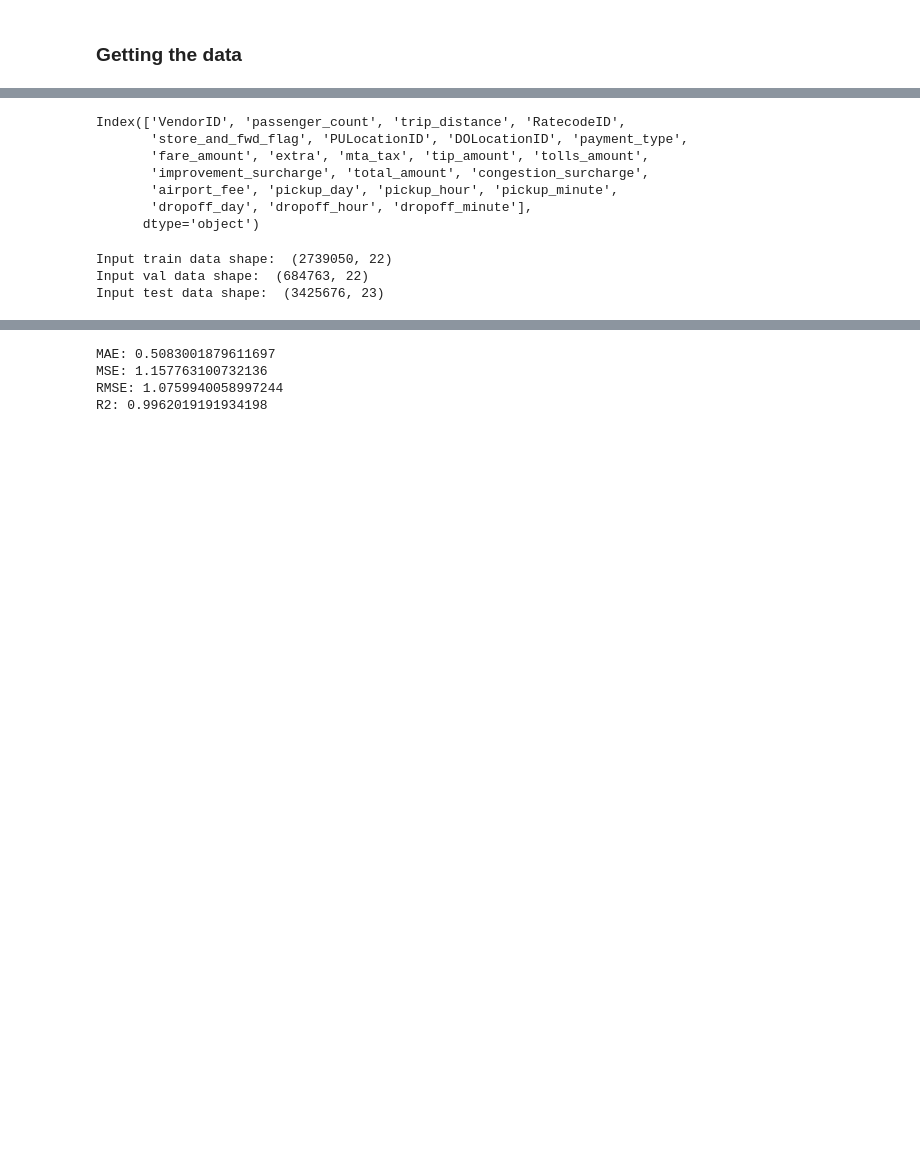
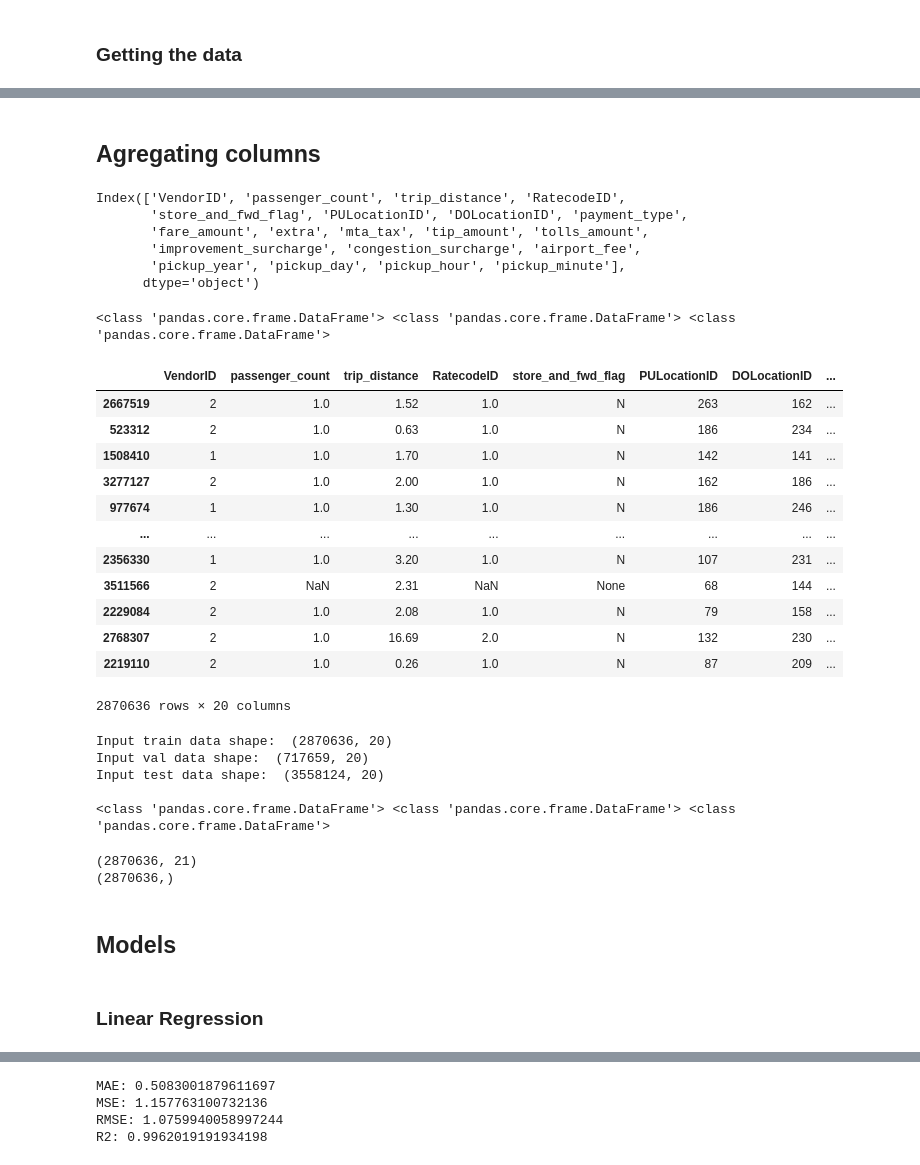
Before and after one commit to yulissateran/taxi-price-predictor, a Jupyter notebook: notebook-feature-engineering.ipynb, the cells around one changed output, grey strips where cells are left out. Cells and saved outputs as stored; diff of their text form; code cells hidden in the pictures; blank space fills up the shorter version.

```diff
--- a/notebook-feature-engineering.ipynb
+++ b/notebook-feature-engineering.ipynb
@@ -11,14 +19,2 @@ app_train, app_test = data_utils.get_datasets()
-# %%
-# Now we execute the function above to get the result
-reload(data_utils)
-X_train, y_train, X_test, y_test = data_utils.get_feature_target(app_train, app_test)
-# %% [output]
-Index(['VendorID', 'passenger_count', 'trip_distance', 'RatecodeID',
-       'store_and_fwd_flag', 'PULocationID', 'DOLocationID', 'payment_type',
-       'fare_amount', 'extra', 'mta_tax', 'tip_amount', 'tolls_amount',
-       'improvement_surcharge', 'total_amount', 'congestion_surcharge',
-       'airport_fee', 'pickup_day', 'pickup_hour', 'pickup_minute',
-       'dropoff_day', 'dropoff_hour', 'dropoff_minute'],
-      dtype='object')
-# %%
-X_train, X_val, y_train, y_val = data_utils.get_train_val_sets(X_train, y_train)
+# %% [markdown]
+## Agregating columns
@@ -25,8 +35,49 @@ X_train, X_val, y_train, y_val = data_utils.get_train_val_sets(X_train, y_train)
+# %%
+X_train.columns
+# %% [output]
+Index(['VendorID', 'passenger_count', 'trip_distance', 'RatecodeID',
+       'store_and_fwd_flag', 'PULocationID', 'DOLocationID', 'payment_type',
+       'fare_amount', 'extra', 'mta_tax', 'tip_amount', 'tolls_amount',
+       'improvement_surcharge', 'congestion_surcharge', 'airport_fee',
+       'pickup_year', 'pickup_day', 'pickup_hour', 'pickup_minute'],
+      dtype='object')
+# %%
+(
+X_train,
+X_val,
+y_train_total_amount,
+y_val_total_amount,
+y_train_duration_in_minutes,
+y_val_duration_in_minutes
+) = data_utils.get_train_val_sets(X_train, y_train_total_amount, y_train_duration_in_minutes)
+
+print(type(X_train), type(X_val), type(X_test))
+# %% [output]
+<class 'pandas.core.frame.DataFrame'> <class 'pandas.core.frame.DataFrame'> <class 'pandas.core.frame.DataFrame'>
+# %%
+X_train
+# %% [output]
+|  | VendorID | passenger_count | trip_distance | RatecodeID | store_and_fwd_flag | PULocationID | DOLocationID | ... |
+| 2667519 | 2 | 1.0 | 1.52 | 1.0 | N | 263 | 162 | ... |
+| 523312 | 2 | 1.0 | 0.63 | 1.0 | N | 186 | 234 | ... |
+| 1508410 | 1 | 1.0 | 1.70 | 1.0 | N | 142 | 141 | ... |
+| 3277127 | 2 | 1.0 | 2.00 | 1.0 | N | 162 | 186 | ... |
+| 977674 | 1 | 1.0 | 1.30 | 1.0 | N | 186 | 246 | ... |
+| ... | ... | ... | ... | ... | ... | ... | ... | ... |
+| 2356330 | 1 | 1.0 | 3.20 | 1.0 | N | 107 | 231 | ... |
+| 3511566 | 2 | NaN | 2.31 | NaN | None | 68 | 144 | ... |
+| 2229084 | 2 | 1.0 | 2.08 | 1.0 | N | 79 | 158 | ... |
+| 2768307 | 2 | 1.0 | 16.69 | 2.0 | N | 132 | 230 | ... |
+| 2219110 | 2 | 1.0 | 0.26 | 1.0 | N | 87 | 209 | ... |
+2870636 rows × 20 columns
 # %%
+reload(config)
+reload(data_utils)
 reload(preprocessing)
-reload(data_utils)
 X_train, X_val, X_test = preprocessing.preprocess_data(X_train, X_val, X_test)
 # %% [output]
-Input train data shape:  (2739050, 22)
-Input val data shape:  (684763, 22)
-Input test data shape:  (3425676, 23)
+Input train data shape:  (2870636, 20)
+Input val data shape:  (717659, 20)
+Input test data shape:  (3558124, 20)
+
+<class 'pandas.core.frame.DataFrame'> <class 'pandas.core.frame.DataFrame'> <class 'pandas.core.frame.DataFrame'>
@@ -41,0 +84,10 @@ Input test data shape:  (3425676, 23)
+# %%
+print(X_train.shape)
+print(y_train_total_amount.shape)
+# %% [output]
+(2870636, 21)
+(2870636,)
+# %% [markdown]
+## Models
+# %% [markdown]
+### Linear Regression
```
Also changed, not shown: parts of 11 cells of this notebook, 19 other files.
